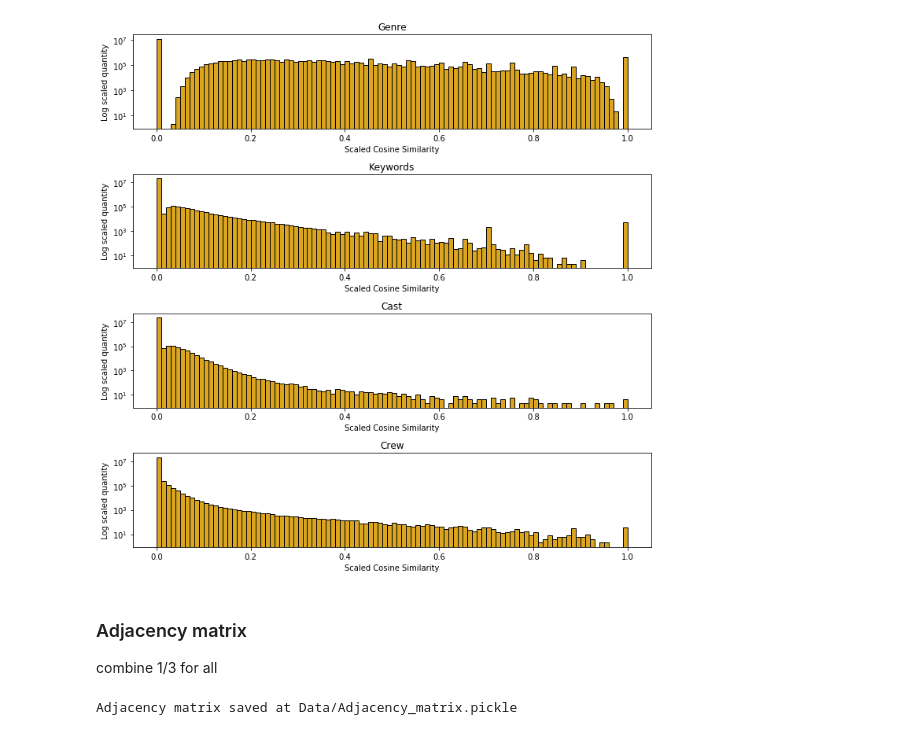
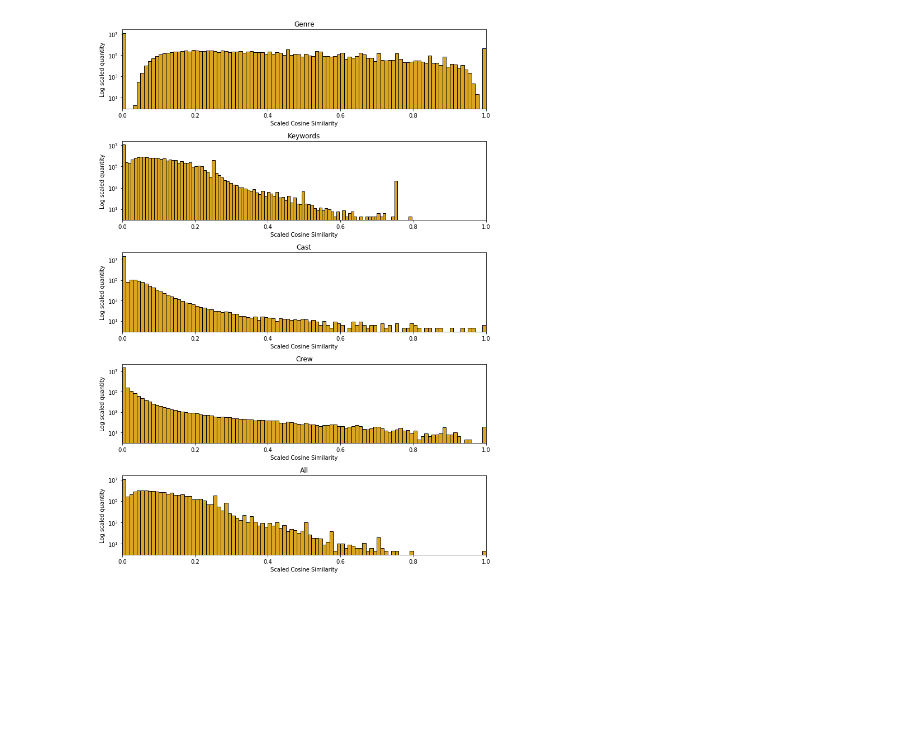
Before and after one commit to antoine-spahr/NTDS, a Jupyter notebook: Project/Similarity matrices construction.ipynb, the cells around one changed output. Saved outputs shown, nothing was run; the diff lists cells and outputs as text; code cells hidden in the pictures; blank space fills up the shorter version.

Commit message:
Cleaning + Graph construction : Similarity on all Cast/Crew/Keywords/Genres together and pruning at 0.25

```diff
--- a/Project/Similarity matrices construction.ipynb
+++ b/Project/Similarity matrices construction.ipynb
@@ -65,23 +105,25 @@ def get_similarity(column, dataset):
     return csim
 # %%
 # Similarity matrices generation
-csim_genre = get_similarity('genres', imdb_movies) # Movie genre (e.g Action, Drama...)
-csim_keywords = get_similarity('keywords', imdb_movies) # Movie kewords
-csim_cast = get_similarity('cast', imdb_movies) # Movie cast (actors)
-csim_crew = get_similarity('crew', imdb_movies) # Movie cast (realisator, productor...)
+csim_genre = get_similarity('genres', imdb_movies, dist_metric='cosine') # Movie genre (e.g Action, Drama...)
+csim_keywords = get_similarity('keywords', imdb_movies, dist_metric='cosine') # Movie kewords
+csim_cast = get_similarity('cast', imdb_movies, dist_metric='cosine') # Movie cast (actors)
+csim_crew = get_similarity('crew', imdb_movies, dist_metric='cosine') # Movie cast (realisator, productor...)
+csim_all = get_similarity_all(['genres', 'keywords', 'cast', 'crew'], imdb_movies, dist_metric='cosine')
 # %%
-fig, axs = plt.subplots(4, 1,figsize=(10, 10))
-titles = ['Genre', 'Keywords', 'Cast', 'Crew']
-adj_mat = [csim_genre, csim_keywords, csim_cast, csim_crew]
+fig, axs = plt.subplots(5, 1,figsize=(10, 14))
+titles = ['Genre', 'Keywords', 'Cast', 'Crew', 'All']
+adj_mat = [csim_genre, csim_avg, csim_cast, csim_crew, csim_all]
 for name, mat, ax in zip(titles, adj_mat, axs.reshape(-1)):
     ax.hist(mat.values.ravel(), log=True, bins=100, color='Goldenrod', linewidth=1, edgecolor='black')
     ax.set_title(name)
     ax.set_xlabel('Scaled Cosine Similarity')
     ax.set_ylabel('Log scaled quantity')
+    ax.set_xlim([0,1])
 fig.tight_layout()
 plt.show()
 # %% [output]
-[figure, old version]
+[figure, new version]
 # %%
 csim_genre.to_pickle('Data/csim_genre')
 csim_keywords.to_pickle('Data/csim_keywords')
@@ -90,3 +132,0 @@ csim_crew.to_pickle('Data/csim_crew')
-# %% [markdown]
-### Adjacency matrix
-combine 1/3 for all
@@ -98,6 +132,0 @@ A = np.where(A < 0.32, 0, A)
-# %%
-with open('Data/Adjacency_matrix.pickle', 'wb') as handle:
-    pickle.dump(A, handle, protocol=pickle.HIGHEST_PROTOCOL)
-    print('Adjacency matrix saved at '+'Data/Adjacency_matrix.pickle')
-# %% [output]
-Adjacency matrix saved at Data/Adjacency_matrix.pickle
```
Also changed, not shown: parts of 6 cells of this notebook, 14 other files.
